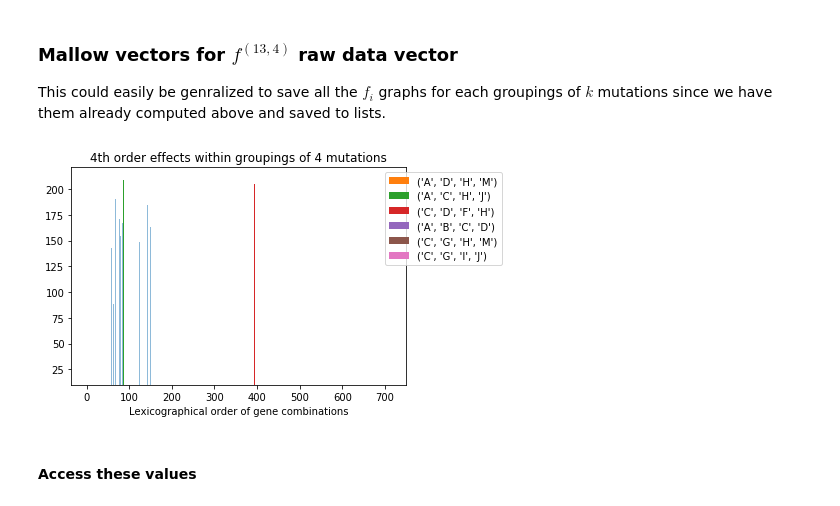
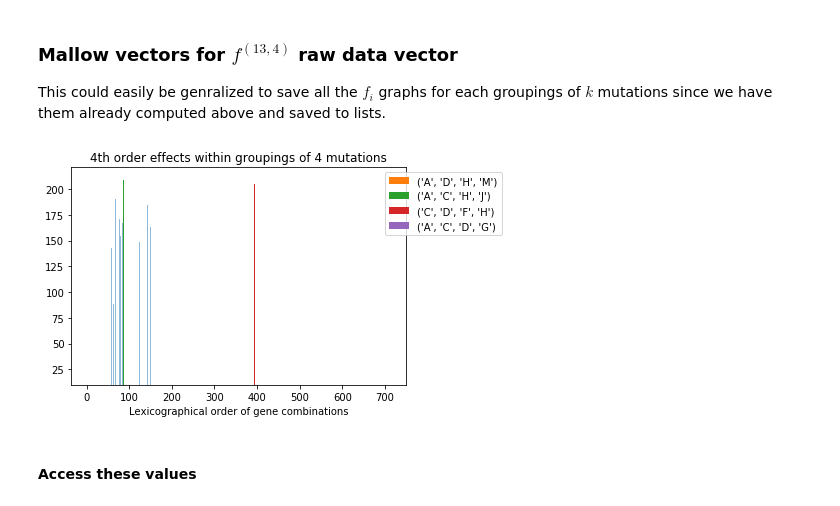
Before and after one commit to LillianGonzalezAlbino/FourierAnalysis, a Jupyter notebook: Spectral-Analysis-Reduced-Dataset(and).ipynb, the cells around one changed output. Cells and saved outputs as stored; diff of their text form; code cells hidden in the pictures.

```diff
--- a/Spectral-Analysis-Reduced-Dataset(and).ipynb
+++ b/Spectral-Analysis-Reduced-Dataset(and).ipynb
@@ -756,0 +763,14 @@ real_fis[0]
+# %%
+F = data_vectors_f2[1]
+counter = 0
+for i in range(len(F)):
+    if(int(F[i]) != 0):
+        counter += 1
+Average = sum(F)/counter
+
+F_Average = np.zeros(len(F))
+for i in range(len(F_Average)):
+    if(int(F[i]) == 0):
+        F_Average[i] = Average
+    else:
+        F_Average[i] = F[i]
@@ -756,0 +822,10 @@ real_fis[0]
+# %%
+# match values with ids
+IDMalList5 = []
+for order in range(1,len(MalList)):
+    fi = MalList[order]
+    newfi = []
+    lexOrder = alphabet_choose_k(list(range(13)), order)
+    for i in range(len(fi)):
+        newfi.append( (lexOrder[i], fi[i]) )
+    IDMalList5.append(newfi)
@@ -756,0 +840,12 @@ real_fis[0]
+# %%
+k = 5
+combs = combinations_mutations[3][1]
+real_fis = []
+for fi in range(1, len(MalList)):
+    f = MalList[fi]
+    newf = []
+    lexOrder = alphabet_choose_k(list(range(13)), fi)
+    for lex in range(len(lexOrder)):
+        if(isin_data(lexOrder[lex], combs)):
+            newf.append( (lexOrder[lex], f[lex]) )
+    real_fis.append(newf)
@@ -839,3 +948,6 @@ for data in range(len(Sub_Data)):
     combinations_mutations.append((num_vars-nzero, tupslist))
     #df = pd.DataFrame(np.asanyarray(tupslist))
     #df.to_csv("tables/combinations_%d_mutations.csv"%(num_vars-nzero))
+# %%
+for i in range(len(combinations_mutations)):
+    print(combinations_mutations[i][0])
@@ -1046,13 +1167,13 @@ This could easily be genralized to save all the $f_i$ graphs for each groupings
 # %%
 # Plot Raw Mallow Vectors
 f4 = MallowRawVec2[2][1]
 len(f4)
 # plot f^4_1, f^4_2, f^4_3, f^4_4
 k = 4
 # order range from 1 to 6
-color_peaks(f4[3], order = 4, k = 4, n_max_peak = 3, n_min_peak = 3)
+color_peaks(f4[3], order = 4, k = 4, n_max_peak = 4, n_min_peak = 0)
 # %% [output]
-[figure, old version]
+[figure, new version]
 # %% [markdown]
 #### Access these values
 # %%
```
Also changed, not shown: parts of 23 cells of this notebook.
